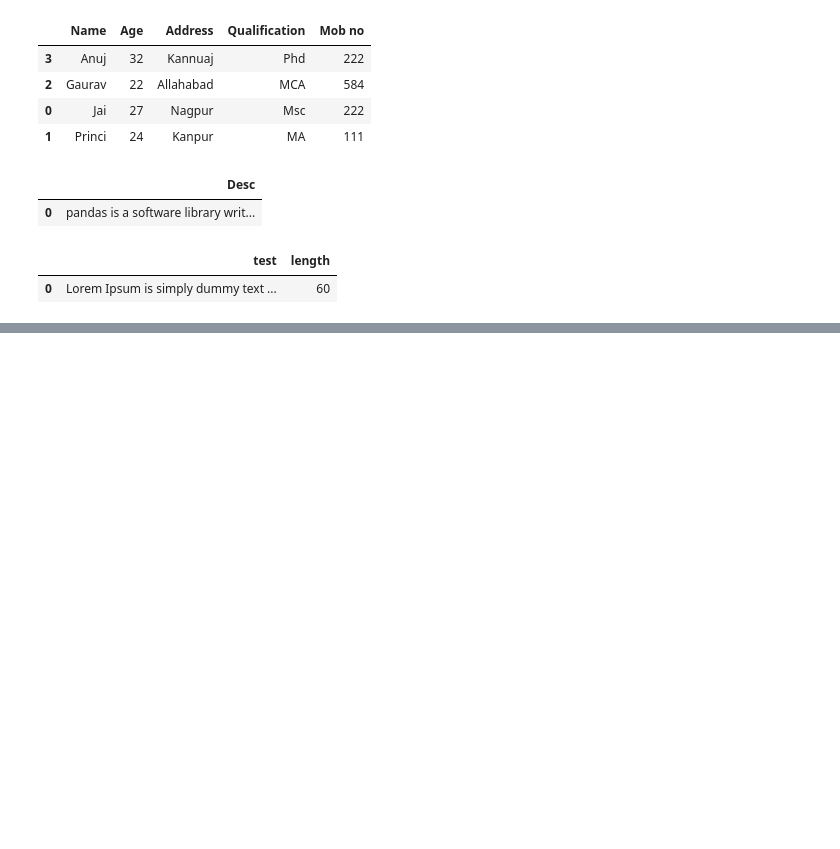
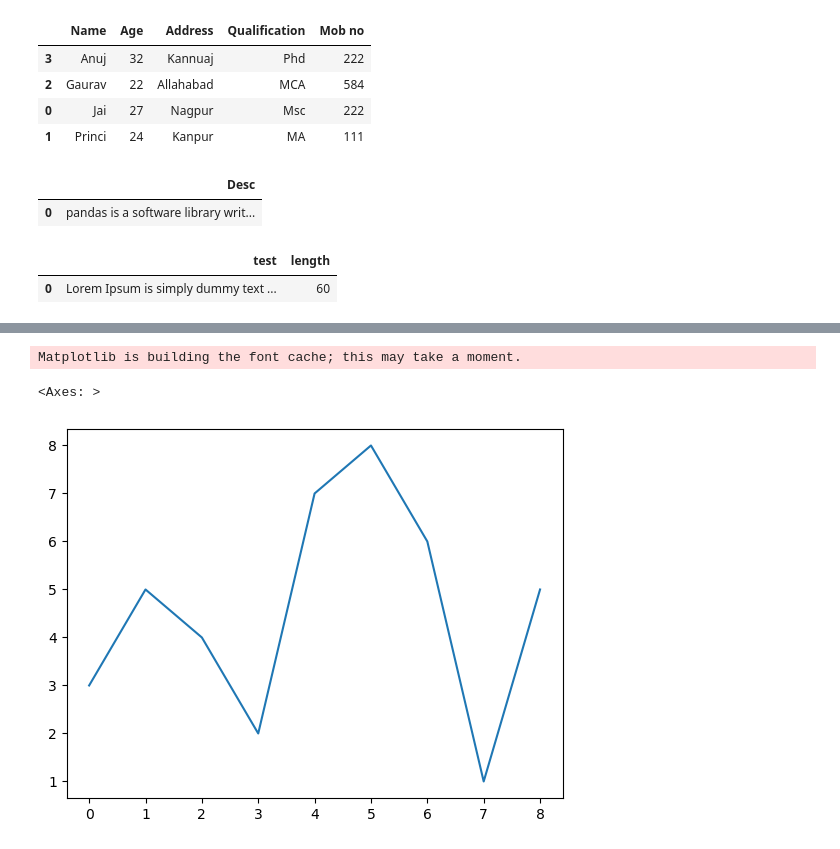
Before and after one commit to Mangesh29/basic-_panda, a Jupyter notebook: ad2.ipynb, the cells around one changed output, grey strips where cells are left out. Cells and saved outputs as stored; diff of their text form; code cells hidden in the pictures; blank space fills up the shorter version.

```diff
--- a/ad2.ipynb
+++ b/ad2.ipynb
@@ -141,0 +302,2 @@ dfLorem
+# %%
+d=pd.Series([3,5,4,2,7,8,6,1,5])
@@ -141,0 +317,6 @@ dfLorem
+# %%
+d.plot()
+# %% [output]
+Matplotlib is building the font cache; this may take a moment.
+<Axes: >
+[figure, added]
```
Also changed, not shown: parts of 32 cells of this notebook, 1 other file.
